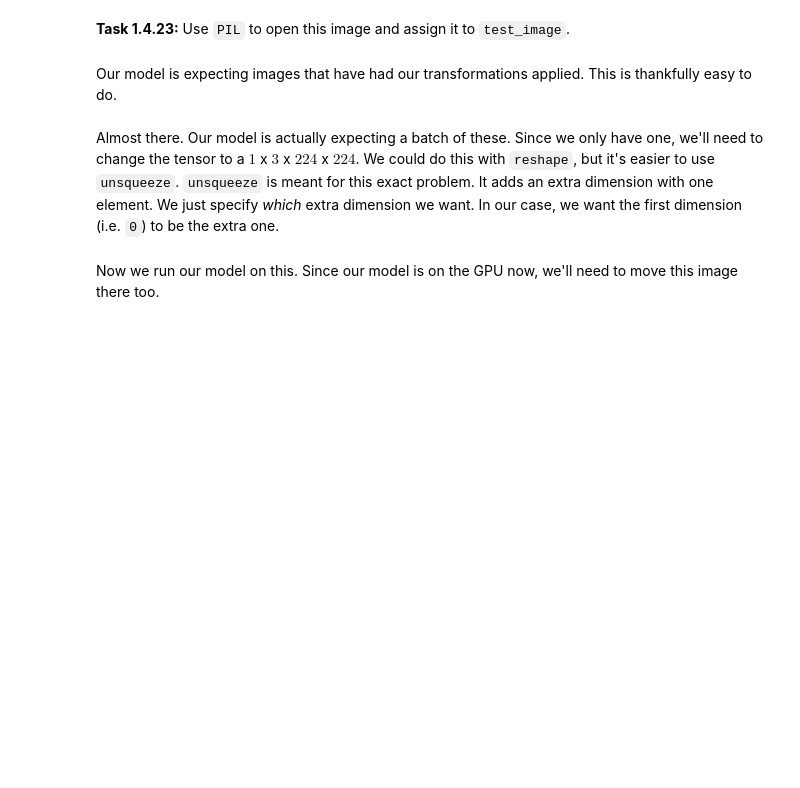
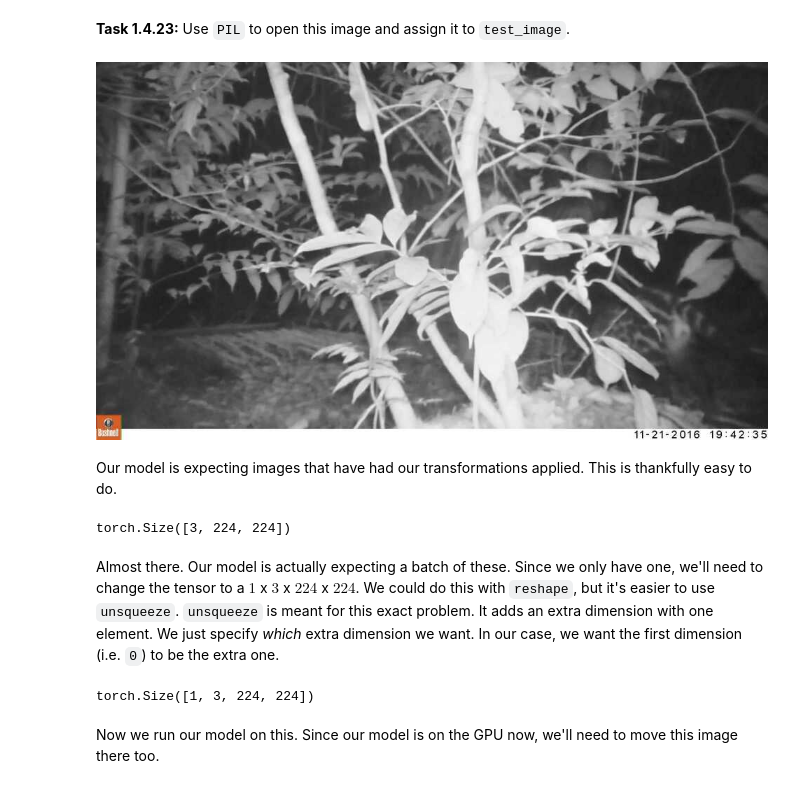
Before and after one commit to maxim-eyengue/WQU-Applied-AI-Lab, a Jupyter notebook: P01_Widlife_Conservation_Ivory_Coast/014-multiclass-classification.ipynb, the cells around one changed output. Cells and saved outputs as stored; diff of their text form; code cells hidden in the pictures; blank space fills up the shorter version.

```diff
--- a/P01_Widlife_Conservation_Ivory_Coast/014-multiclass-classification.ipynb
+++ b/P01_Widlife_Conservation_Ivory_Coast/014-multiclass-classification.ipynb
@@ -895,10 +994,13 @@ First, we need to read in the IDs and filenames. All of the test data is in the
 # %% [markdown]
 **Task 1.4.22:** Read in the ID mapping csv file with pandas.
 # %%
+# Path to test data
 test_dir = os.path.join(data_dir, "test")
 
+# Path to id files
+id_file_location = os.path.join(test_dir, "test_features.csv")
 # Read the CSV file
-id_file_location = ...
-df_ids = ...
+df_ids = pd.read_csv(id_file_location)
 
+# First rows
 df_ids.head()
@@ -920,7 +1028,18 @@ test_image
+# %%
+# Path to test image
+test_image_path = os.path.join(test_dir, test_image_location)
+# Load the test image
+test_image = PIL.Image.open(test_image_path)
+test_image
+# %% [output]
+[figure, added]
 # %% [markdown]
 Our model is expecting images that have had our transformations applied. This is thankfully easy to do.
 # %%
+# Apply transformations to the test image
 test_image_trans = transform_norm(test_image)
 test_image_trans.shape
+# %% [output]
+torch.Size([3, 224, 224])
 # %% [markdown]
 Almost there. Our model is actually expecting a batch of these. Since we only have one, we'll need to change the tensor to a $1$ x $3$ x $224$ x $224$. We could do this with `reshape`, but it's easier to use `unsqueeze`. `unsqueeze` is meant for this exact problem. It adds an extra dimension with one element. We just specify _which_ extra dimension we want. In our case, we want the first dimension (i.e. `0`) to be the extra one.
@@ -930,3 +1046,10 @@ test_unsqueeze.shape
+# %%
+# Add an extra-dimension with one element
+# to get a batch of one image
+test_unsqueeze = test_image_trans.unsqueeze(0) # 0 for specifying to add a first dimension
+test_unsqueeze.shape
+# %% [output]
+torch.Size([1, 3, 224, 224])
 # %% [markdown]
 Now we run our model on this. Since our model is on the GPU now, we'll need to move this image there too.
 # %%
```
Also changed, not shown: parts of 43 cells of this notebook, 1 other file.
